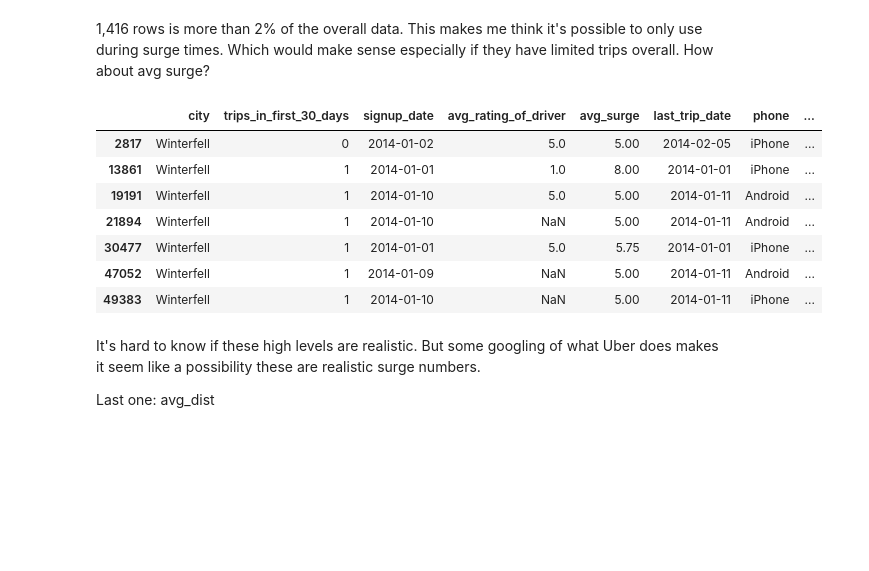
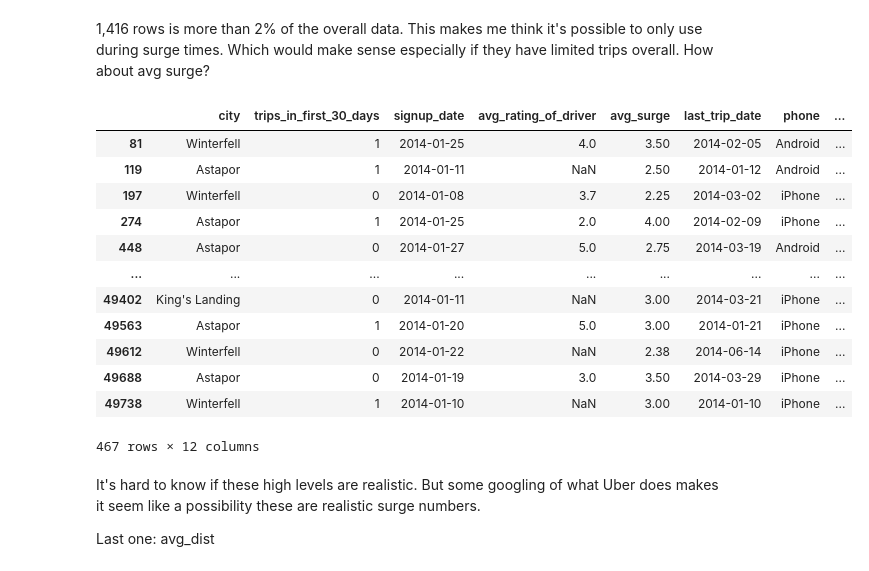
Before and after one commit to BrettlyCD/da_challenge, a Jupyter notebook: notebooks/3_predictive_modeling.ipynb, the cells around one changed output. Drawn from its saved outputs; the diff is of its cells as text; code cells hidden in the pictures; blank space fills up the shorter version.

```diff
--- a/notebooks/3_predictive_modeling.ipynb
+++ b/notebooks/3_predictive_modeling.ipynb
@@ -174,16 +183,21 @@ riders.loc[(riders.surge_pct == 100)]
 # %% [markdown]
 1,416 rows is more than 2% of the overall data. This makes me think it's possible to only use during surge times. Which would make sense especially if they have limited trips overall. How about avg surge?
 # %%
-riders.loc[(riders.avg_surge >= 5)]
+riders.loc[(riders.avg_surge > 2)]
 # %% [output]
 |  | city | trips_in_first_30_days | signup_date | avg_rating_of_driver | avg_surge | last_trip_date | phone | ... |
-| 2817 | Winterfell | 0 | 2014-01-02 | 5.0 | 5.00 | 2014-02-05 | iPhone | ... |
-| 13861 | Winterfell | 1 | 2014-01-01 | 1.0 | 8.00 | 2014-01-01 | iPhone | ... |
-| 19191 | Winterfell | 1 | 2014-01-10 | 5.0 | 5.00 | 2014-01-11 | Android | ... |
-| 21894 | Winterfell | 1 | 2014-01-10 | NaN | 5.00 | 2014-01-11 | Android | ... |
-| 30477 | Winterfell | 1 | 2014-01-01 | 5.0 | 5.75 | 2014-01-01 | iPhone | ... |
-| 47052 | Winterfell | 1 | 2014-01-09 | NaN | 5.00 | 2014-01-11 | Android | ... |
-| 49383 | Winterfell | 1 | 2014-01-10 | NaN | 5.00 | 2014-01-11 | iPhone | ... |
+| 81 | Winterfell | 1 | 2014-01-25 | 4.0 | 3.50 | 2014-02-05 | Android | ... |
+| 119 | Astapor | 1 | 2014-01-11 | NaN | 2.50 | 2014-01-12 | Android | ... |
+| 197 | Winterfell | 0 | 2014-01-08 | 3.7 | 2.25 | 2014-03-02 | iPhone | ... |
+| 274 | Astapor | 1 | 2014-01-25 | 2.0 | 4.00 | 2014-02-09 | iPhone | ... |
+| 448 | Astapor | 0 | 2014-01-27 | 5.0 | 2.75 | 2014-03-19 | Android | ... |
+| ... | ... | ... | ... | ... | ... | ... | ... | ... |
+| 49402 | King's Landing | 0 | 2014-01-11 | NaN | 3.00 | 2014-03-21 | iPhone | ... |
+| 49563 | Astapor | 1 | 2014-01-20 | 5.0 | 3.00 | 2014-01-21 | iPhone | ... |
+| 49612 | Winterfell | 0 | 2014-01-22 | NaN | 2.38 | 2014-06-14 | iPhone | ... |
+| 49688 | Astapor | 0 | 2014-01-19 | 3.0 | 3.50 | 2014-03-29 | iPhone | ... |
+| 49738 | Winterfell | 1 | 2014-01-10 | NaN | 3.00 | 2014-01-10 | iPhone | ... |
+467 rows × 12 columns
 # %% [markdown]
 It's hard to know if these high levels are realistic. But some googling of what Uber does makes it seem like a possibility these are realistic surge numbers.
 
```
Also changed, not shown: parts of 22 cells of this notebook.
